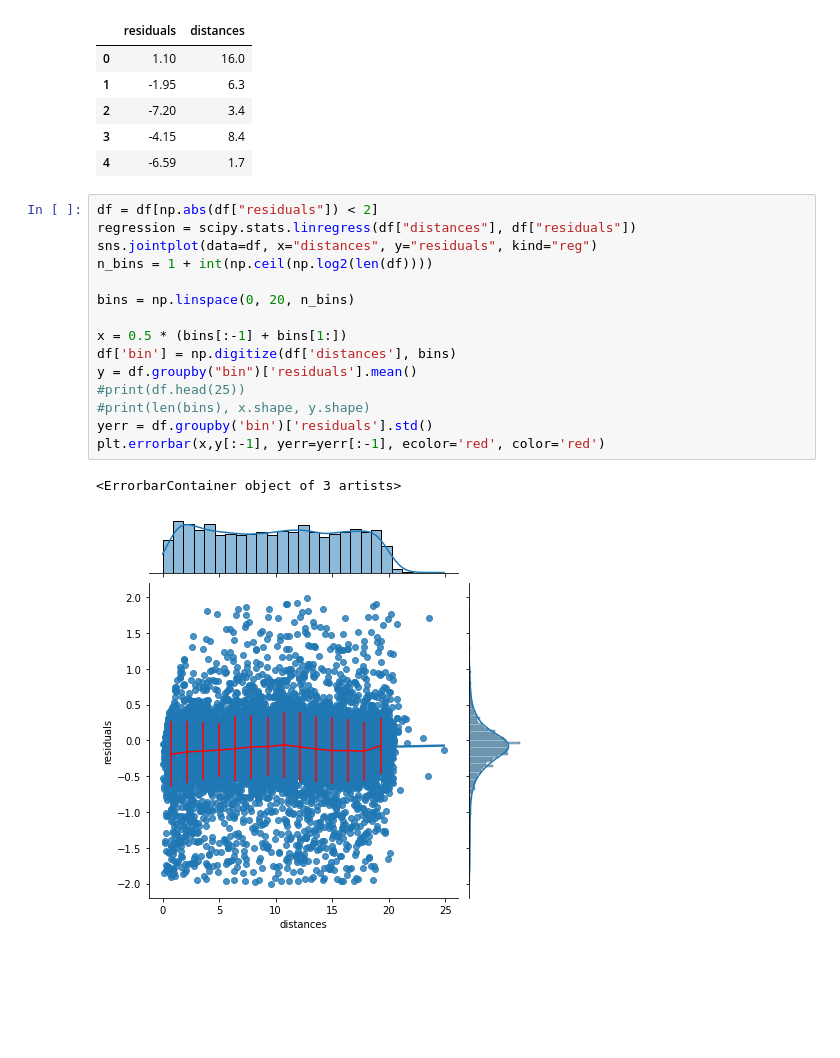
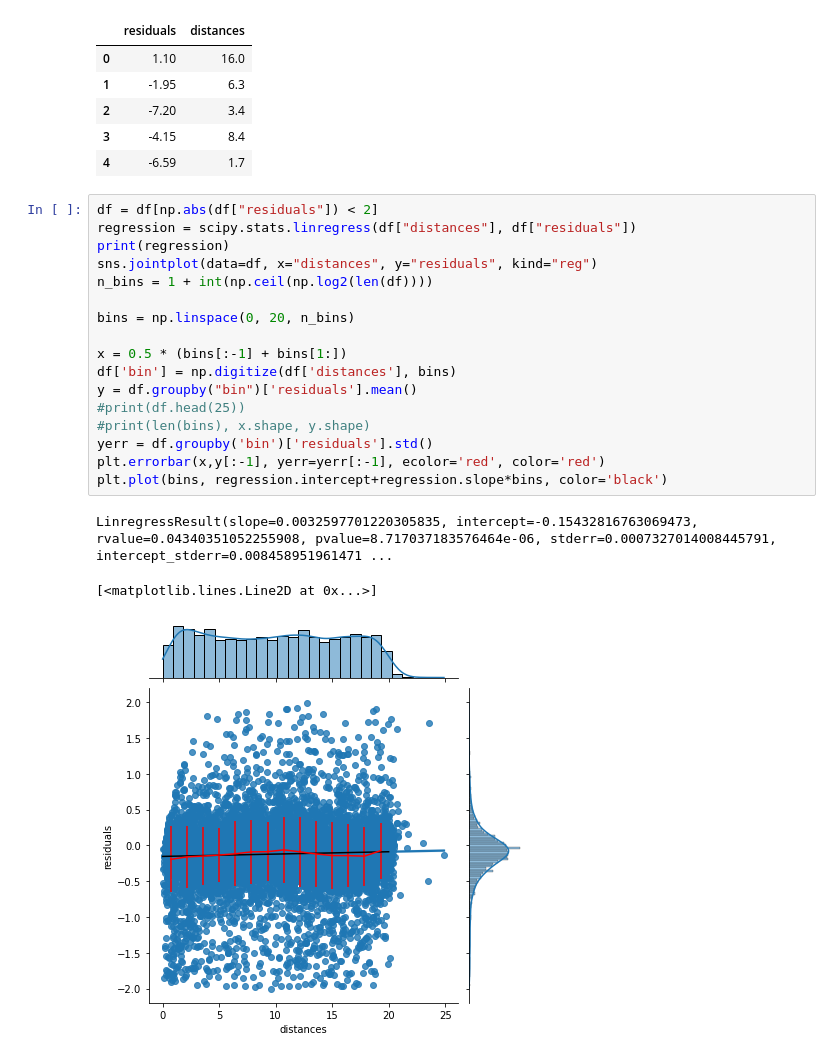
Before and after one commit to T3X3K/LaboratoryOfComputationalPhysics_Y6, a Jupyter notebook: 07ex_Visualization.ipynb, the cells around one changed output. Cells and saved outputs as stored; diff of their text form; blank space fills up the shorter version.

```diff
--- a/07ex_Visualization.ipynb
+++ b/07ex_Visualization.ipynb
@@ -154,18 +156,21 @@ df.head()
 # %%
 df = df[np.abs(df["residuals"]) < 2]
 regression = scipy.stats.linregress(df["distances"], df["residuals"])
+print(regression)
 sns.jointplot(data=df, x="distances", y="residuals", kind="reg")
 n_bins = 1 + int(np.ceil(np.log2(len(df))))
 
 bins = np.linspace(0, 20, n_bins)
 
 x = 0.5 * (bins[:-1] + bins[1:])
 df['bin'] = np.digitize(df['distances'], bins)
 y = df.groupby("bin")['residuals'].mean()
 #print(df.head(25))
 #print(len(bins), x.shape, y.shape)
 yerr = df.groupby('bin')['residuals'].std()
 plt.errorbar(x,y[:-1], yerr=yerr[:-1], ecolor='red', color='red')
+plt.plot(bins, regression.intercept+regression.slope*bins, color='black')
 # %% [output]
-<ErrorbarContainer object of 3 artists>
+LinregressResult(slope=0.0032597701220305835, intercept=-0.15432816763069473, rvalue=0.04340351052255908, pvalue=8.717037183576464e-06, stderr=0.0007327014008445791, intercept_stderr=0.008458951961471 ...
+[<matplotlib.lines.Line2D at 0x...>]
-[figure, old version]
+[figure, new version]
```
Also changed, not shown: parts of 4 cells of this notebook, 2 other files.
